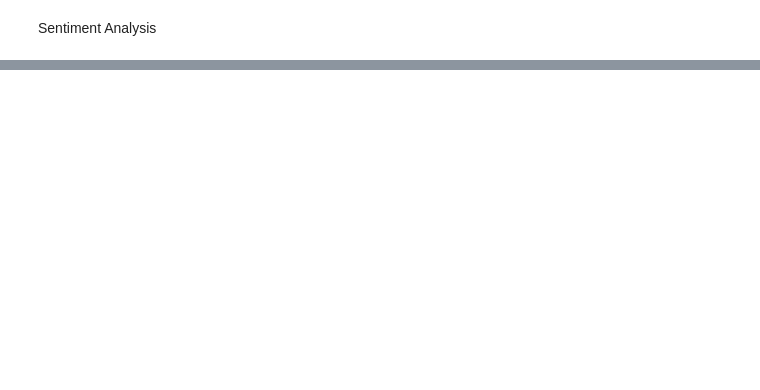
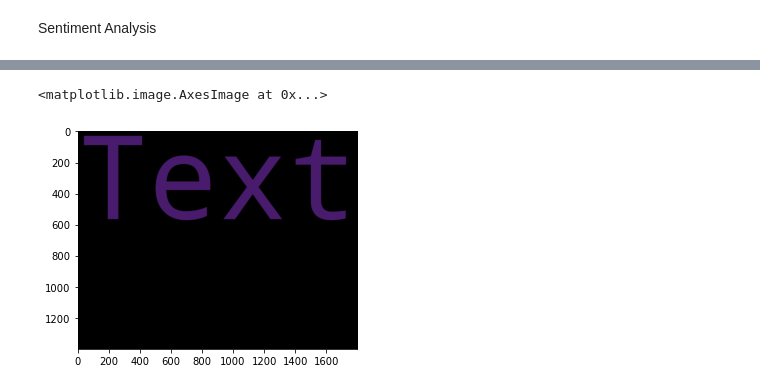
Before and after one commit to sriprakash0203/Data-Science-Assignments-Excler, a Jupyter notebook: Assignment_11_Text_Mining/Code/Assignment_11_Q1.ipynb, the cells around one changed output, grey strips where cells are left out. Saved outputs shown, nothing was run; the diff lists cells and outputs as text; code cells hidden in the pictures; blank space fills up the shorter version.

```diff
--- a/Assignment_11_Text_Mining/Code/Assignment_11_Q1.ipynb
+++ b/Assignment_11_Text_Mining/Code/Assignment_11_Q1.ipynb
@@ -340,0 +354,18 @@ data[['Text','sentiment']].head(10)
+# %%
+with open("D:\Data_Science\Data_Science_Assignments_Excler\Assignment_11_Text_Mining\Q&A\positive-words.txt","r") as pos:
+  poswords = pos.read().split("\n")
+# %%
+poswords = poswords[35:]
+# %%
+txt_pos_in_pw = ' '.join([word for word in data if word in poswords])
+# %%
+wordcloud_pos = WordCloud(
+                      background_color='black',
+                      width=1800,
+                      height=1400
+                     ).generate(txt_pos_in_pw)
+# %%
+plt.imshow(wordcloud_pos)
+# %% [output]
+<matplotlib.image.AxesImage at 0x...>
+[figure, added]
```
Also changed, not shown: parts of 19 cells of this notebook.
